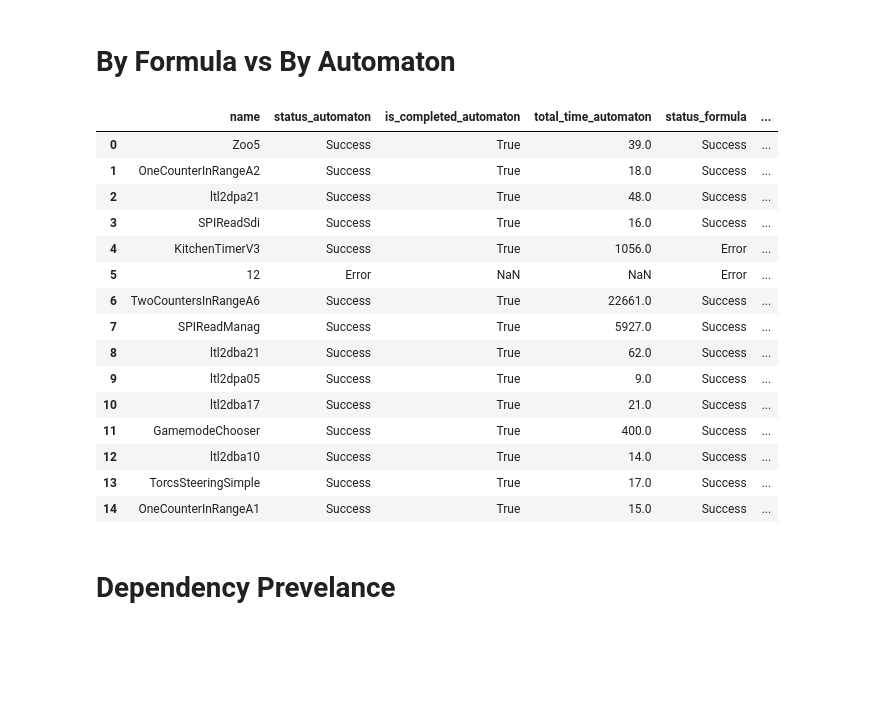
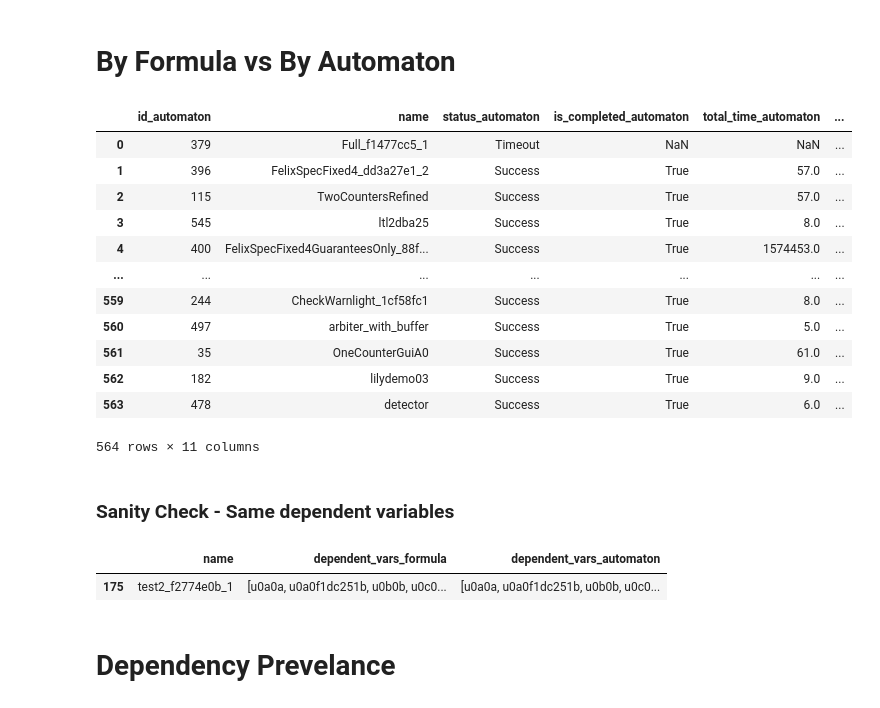
Before and after one commit to eliyaoo32/DepSynt, a Jupyter notebook: notebooks/find-dependencies.ipynb, the cells around one changed output. Saved outputs shown, nothing was run; the diff lists cells and outputs as text; code cells hidden in the pictures; blank space fills up the shorter version.

```diff
--- a/notebooks/find-dependencies.ipynb
+++ b/notebooks/find-dependencies.ipynb
@@ -11,3 +12,10 @@ DEPENDENCIES_BY_AUTOMATON = '../experiments/find-dependencies/by-automaton/'
 DEPENDENCIES_BY_FORMULA = '../experiments/find-dependencies/by-formula/'
 # %% [markdown]
 # Load Experiment Results
+# %%
+def get_benchmark_name(idx):
+    path = "../tools/scripts/benchmarks/{}.txt".format(idx)
+    with open(path, 'r') as file:
+        name = file.readline().replace("\n", "")
+    return name
+print(get_benchmark_name(2))
@@ -16,6 +26,7 @@ class Status(Enum):
     ERROR = "Error"
     SUCCESS = "Success"
     NOT_FOUND = "Not Found"
+    TIMEOUT = "Timeout"
 
     def __repr__(self):
         return str(self.value)
@@ -187,31 +259,38 @@ by_formula_df[by_formula_df["is_completed"] != True]
 # %% [markdown]
 # By Formula vs By Automaton
 # %%
-common_fields = ["name", "status", "is_completed", "total_time"]
+common_fields = ["id","name", "status", "is_completed", "total_time", "dependent_vars"]
 
-pd.merge(
+dependency_df = pd.merge(
     by_automaton_df[common_fields],
     by_formula_df[common_fields],
     on="name",
     suffixes=("_automaton", "_formula")
 )
+dependency_df
 # %% [output]
-|  | name | status_automaton | is_completed_automaton | total_time_automaton | status_formula | ... |
-| 0 | Zoo5 | Success | True | 39.0 | Success | ... |
-| 1 | OneCounterInRangeA2 | Success | True | 18.0 | Success | ... |
-| 2 | ltl2dpa21 | Success | True | 48.0 | Success | ... |
-| 3 | SPIReadSdi | Success | True | 16.0 | Success | ... |
-| 4 | KitchenTimerV3 | Success | True | 1056.0 | Error | ... |
-| 5 | 12 | Error | NaN | NaN | Error | ... |
-| 6 | TwoCountersInRangeA6 | Success | True | 22661.0 | Success | ... |
-| 7 | SPIReadManag | Success | True | 5927.0 | Success | ... |
-| 8 | ltl2dba21 | Success | True | 62.0 | Success | ... |
-| 9 | ltl2dpa05 | Success | True | 9.0 | Success | ... |
-| 10 | ltl2dba17 | Success | True | 21.0 | Success | ... |
-| 11 | GamemodeChooser | Success | True | 400.0 | Success | ... |
-| 12 | ltl2dba10 | Success | True | 14.0 | Success | ... |
-| 13 | TorcsSteeringSimple | Success | True | 17.0 | Success | ... |
-| 14 | OneCounterInRangeA1 | Success | True | 15.0 | Success | ... |
+|  | id_automaton | name | status_automaton | is_completed_automaton | total_time_automaton | ... |
+| 0 | 379 | Full_f1477cc5_1 | Timeout | NaN | NaN | ... |
+| 1 | 396 | FelixSpecFixed4_dd3a27e1_2 | Success | True | 57.0 | ... |
+| 2 | 115 | TwoCountersRefined | Success | True | 57.0 | ... |
+| 3 | 545 | ltl2dba25 | Success | True | 8.0 | ... |
+| 4 | 400 | FelixSpecFixed4GuaranteesOnly_88f... | Success | True | 1574453.0 | ... |
+| ... | ... | ... | ... | ... | ... | ... |
+| 559 | 244 | CheckWarnlight_1cf58fc1 | Success | True | 8.0 | ... |
+| 560 | 497 | arbiter_with_buffer | Success | True | 5.0 | ... |
+| 561 | 35 | OneCounterGuiA0 | Success | True | 61.0 | ... |
+| 562 | 182 | lilydemo03 | Success | True | 9.0 | ... |
+| 563 | 478 | detector | Success | True | 6.0 | ... |
+564 rows × 11 columns
+# %% [markdown]
+### Sanity Check - Same dependent variables
+# %%
+tmp_df = dependency_df[(dependency_df["is_completed_automaton"] == True) & (dependency_df["is_completed_formula"] == True)]
+tmp_df[tmp_df["dependent_vars_formula"] != tmp_df["dependent_vars_automaton"]][["name", "dependent_vars_formula", "dependent_vars_automaton"]]
+# tmp_df[tmp_df["id_automaton"] == "389"]
+# %% [output]
+|  | name | dependent_vars_formula | dependent_vars_automaton |
+| 175 | test2_f2774e0b_1 | [u0a0a, u0a0f1dc251b, u0b0b, u0c0... | [u0a0a, u0a0f1dc251b, u0b0b, u0c0... |
 # %% [markdown]
 # Dependency Prevelance
 # %%
```
Also changed, not shown: parts of 22 cells of this notebook, 3 other files.
